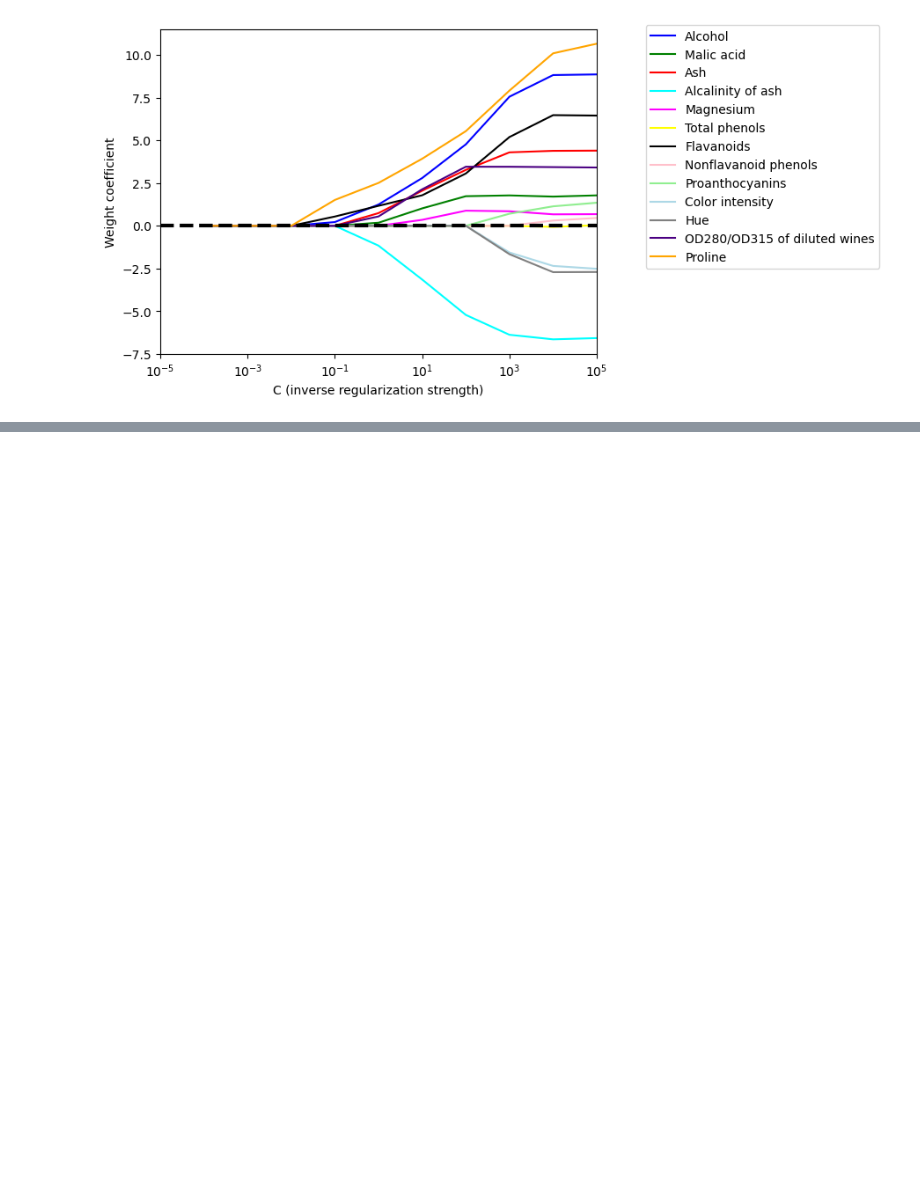
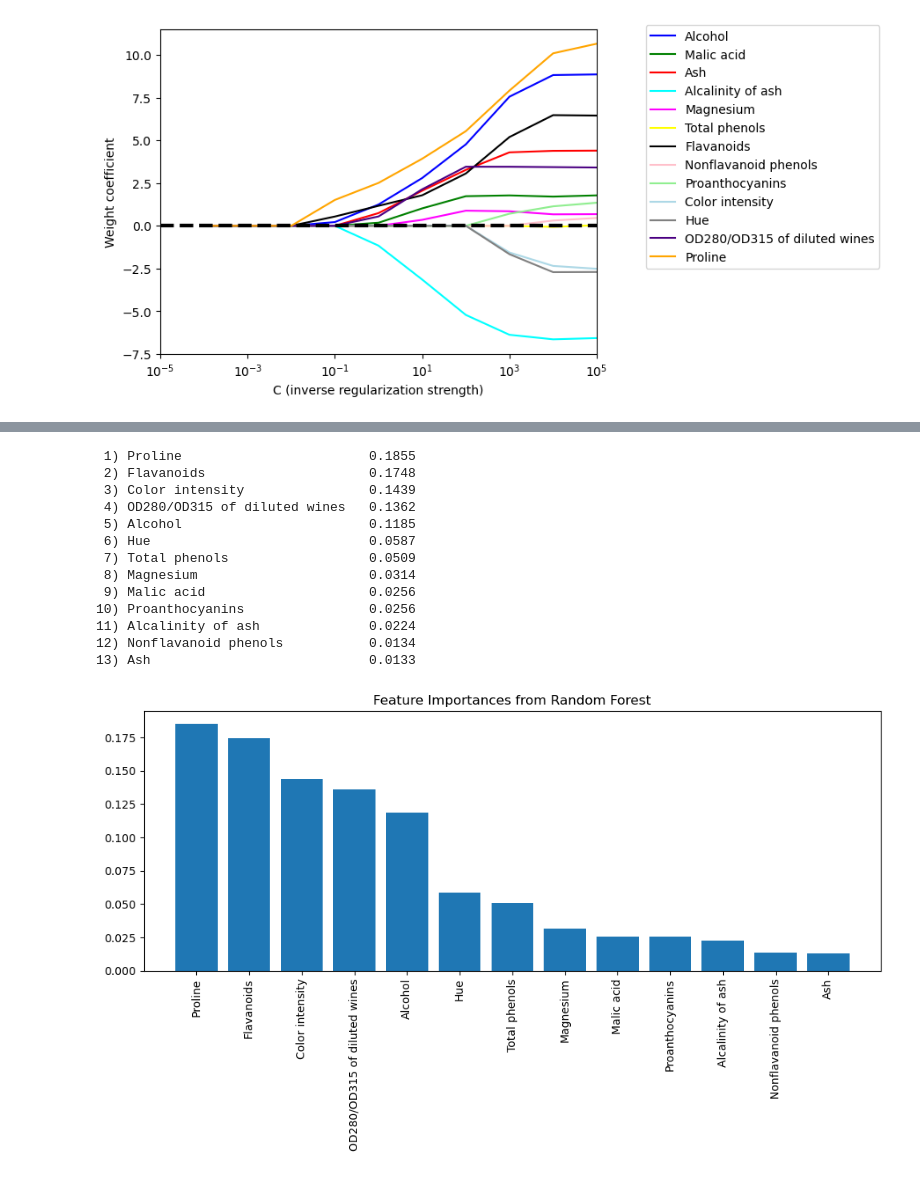
Before and after one commit to yogendra785/ML-with-pytorch-and-scikit-learn, a Jupyter notebook: Data_preprocessing.ipynb, the cells around one changed output, grey strips where cells are left out. Drawn from its saved outputs; the diff is of its cells as text; code cells hidden in the pictures; blank space fills up the shorter version.

```diff
--- a/Data_preprocessing.ipynb
+++ b/Data_preprocessing.ipynb
@@ -406,3 +406,47 @@ class SBS:
         y_pred = self.estimator.predict(x_test[:, indices])  # Fixed variable name: X_test -> x_test
         score = self.scoring(y_test, y_pred)
         return score
+# %%
+# ✅ Required Imports
+import numpy as np
+import matplotlib.pyplot as plt
+from sklearn.ensemble import RandomForestClassifier
+
+# ✅ Assuming 'wine' is your DataFrame and target is in the first column
+feat_labels = wine.columns[1:]  # Skip target column if it's at index 0
+
+# ✅ Train the Random Forest
+forest = RandomForestClassifier(n_estimators=500, random_state=1)
+forest.fit(x_train, y_train)
+
+# ✅ Extract and sort feature importances
+importances = forest.feature_importances_
+indices = np.argsort(importances)[::-1]
+
+# ✅ Print feature rankings
+for f in range(x_train.shape[1]):
+    print("%2d) %-*s %.4f" % (f + 1, 30, feat_labels[indices[f]], importances[indices[f]]))
+
+# ✅ Plot feature importances
+plt.figure(figsize=(10, 6))
+plt.title('Feature Importances from Random Forest')
+plt.bar(range(x_train.shape[1]), importances[indices], align='center')
+plt.xticks(range(x_train.shape[1]), feat_labels[indices], rotation=90)
+plt.xlim([-1, x_train.shape[1]])
+plt.tight_layout()
+plt.show()
+# %% [output]
+ 1) Proline                        0.1855
+ 2) Flavanoids                     0.1748
+ 3) Color intensity                0.1439
+ 4) OD280/OD315 of diluted wines   0.1362
+ 5) Alcohol                        0.1185
+ 6) Hue                            0.0587
+ 7) Total phenols                  0.0509
+ 8) Magnesium                      0.0314
+ 9) Malic acid                     0.0256
+10) Proanthocyanins                0.0256
+11) Alcalinity of ash              0.0224
+12) Nonflavanoid phenols           0.0134
+13) Ash                            0.0133
+[figure, added]
```
Also changed, not shown: parts of 3 cells of this notebook.
